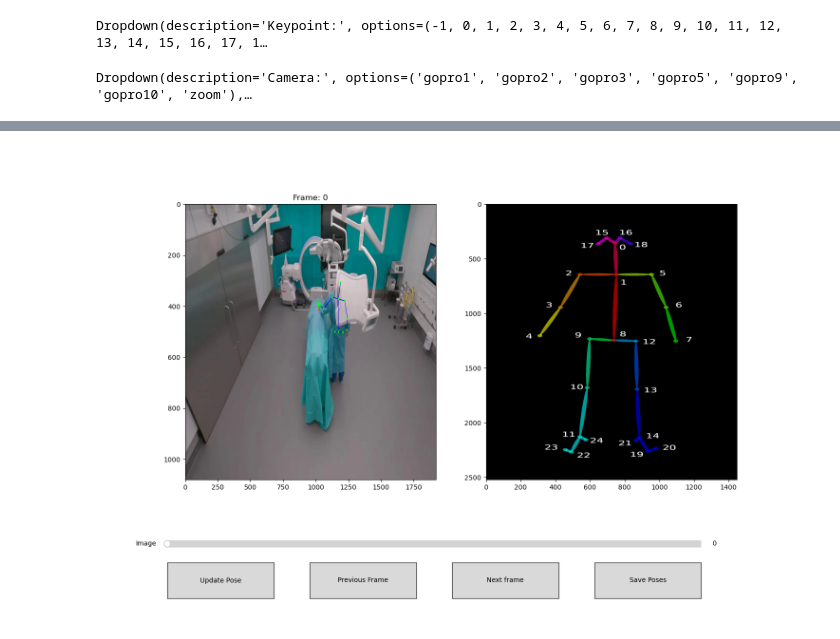
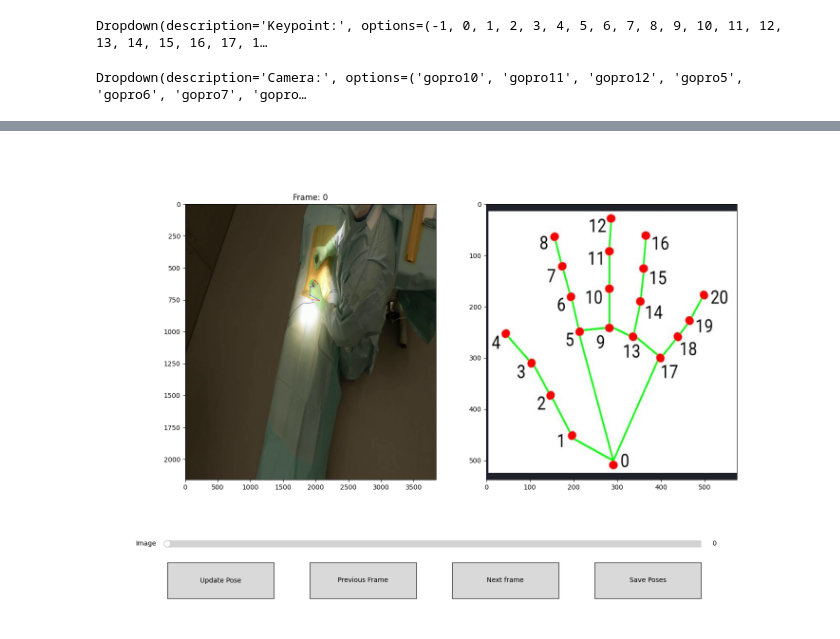
Before and after one commit to aelvyr/ORPose, a Jupyter notebook: manual_correction/correct_pose.ipynb, the cells around one changed output, grey strips where cells are left out. Cells and saved outputs as stored; diff of their text form; code cells hidden in the pictures.

```diff
--- a/manual_correction/correct_pose.ipynb
+++ b/manual_correction/correct_pose.ipynb
@@ -60,8 +85,8 @@ advance = 0
 # %%
 # Load the given frame
-video = cv2.VideoCapture(video_dirs[cam_idx])  # Replace with your image path
+video = cv2.VideoCapture(video_paths[cam_name])  # Replace with your image path
 if not video.isOpened():
-        raise FileNotFoundError(f"Cannot open video file: {video_dirs[0]}")
+    raise FileNotFoundError(f"Cannot open video file: {video_paths[cam_name]}")
 
 # Set the video to the nth frame
 video.set(cv2.CAP_PROP_POS_FRAMES, frame_idx)
@@ -72,37 +97,35 @@ if not success:
     raise ValueError(f"Frame {frame_idx} does not exist in the video.")
 frame = cv2.cvtColor(frame, cv2.COLOR_BGR2RGB)
 
-frame = draw_keypoints_and_lines(frame, poses_2d_masked[frame_idx][cam_idx], color_lines=(0, 0, 255))
+frame = draw_pose(frame, hand_poses_2d[cam_name][frame_idx][hand_side_idx], pose_type='hand', return_frame=True)
 
 fig, (ax1, ax2) = plt.subplots(1, 2, figsize=(15, 10))
 plt.subplots_adjust(bottom=0.3)
 ax1.set_title("Frame: {}".format(frame_idx))
 img_display = ax1.imshow(frame, aspect='auto')
 
-image = mpimg.imread('keypoints_pose_25.png')
+image = mpimg.imread('hand_keypoints_reference.png')
 ax2.imshow(image, aspect='auto')
 color_map = distinctipy.get_colors(num_keypoints)
 
 # Function that will be called when you click on the image
 def onclick(event):
-    global cam_idx
     global frame_idx
     global keypoint_idx
     # Check if the click is within the axes
     if event.inaxes == ax1 and keypoint_idx != -1:
         x, y = int(event.xdata), int(event.ydata)
         ax1.plot(x, y, 'o', color=color_map[keypoint_idx], ms=2)
-        poses_2d[frame_idx][cam_idx][keypoint_idx] = (x,y,1)
-        poses_2d_masked[frame_idx][cam_idx][keypoint_idx] = (x,y)
+        hand_poses_2d[cam_name][frame_idx][hand_side_idx].keypoints[0, keypoint_idx] = [x, y]
+        hand_poses_2d[cam_name][frame_idx][hand_side_idx].keypoint_scores[0, keypoint_idx] = 1
         print(f'Clicked at: (x={x}, y={y}). {keypoint_idx} updated')
         fig.canvas.draw()
         if advance != 0:
             keypoint_idx_new = keypoint_idx + advance
-            if keypoint_idx >= 0 and keypoint_idx <= 66:
+            if keypoint_idx >= 0 and keypoint_idx <= 20:
                 keypoint_idx = keypoint_idx_new
 
 def submit_points(event):
-    global cam_idx
     global frame_idx
     global keypoint_idx
     global frame, video, img_display
@@ -113,13 +136,12 @@ def submit_points(event):
         raise ValueError(f"Frame {frame_idx} does not exist in the video.")
     frame = cv2.cvtColor(frame, cv2.COLOR_BGR2RGB)
 
-    frame = draw_keypoints_and_lines(frame, poses_2d_masked[frame_idx][cam_idx], color_lines=(0, 0, 255))
+    frame = draw_pose(frame, hand_poses_2d[cam_name][frame_idx][hand_side_idx], pose_type='hand', return_frame=True)
     ax1.clear()
     img_display = ax1.imshow(frame, aspect='auto')
     ax1.set_title("Frame: {}".format(frame_idx))
 
 def next_frame(event):
-    global cam_idx
     global frame_idx
     global frame, video, img_display
     if frame_idx < num_frames - 1:
@@ -129,16 +151,15 @@ def next_frame(event):
         # Read the frame
         success, frame = video.read()
         if not success:
-            raise ValueError(f"Frame {frame_idx} for cam {cam_idx}:{cam_name} does not exist in the video.")
+            raise ValueError(f"Frame {frame_idx} for cam {cam_name} does not exist in the video.")
         frame = cv2.cvtColor(frame, cv2.COLOR_BGR2RGB)
 
-        frame = draw_keypoints_and_lines(frame, poses_2d_masked[frame_idx][cam_idx], color_lines=(0, 0, 255))
+        frame = draw_pose(frame, hand_poses_2d[cam_name][frame_idx][hand_side_idx], pose_type='hand', return_frame=True)
         img_display.set_data(frame)  # Update the image displayed
         ax1.set_title("Frame: {}".format(frame_idx))
 
 
 def previous_frame(event):
-    global cam_idx
     global frame_idx
     global frame, video, img_display
     if frame_idx > 0:
@@ -151,14 +172,14 @@ def previous_frame(event):
             raise ValueError(f"Frame {frame_idx} does not exist in the video.")
         frame = cv2.cvtColor(frame, cv2.COLOR_BGR2RGB)
 
-        frame = draw_keypoints_and_lines(frame, poses_2d_masked[frame_idx][cam_idx], color_lines=(0, 0, 255))
+        frame = draw_pose(frame, hand_poses_2d[cam_name][frame_idx][hand_side_idx], pose_type='hand', return_frame=True)
         img_display.set_data(frame)  # Update the image displayed
         ax1.set_title("Frame: {}".format(frame_idx))
 
 
 
 def update_image(val):
-    global cam_idx, frame_idx, frame, video
+    global frame_idx, frame, video
     frame_idx = int(val)
     video.set(cv2.CAP_PROP_POS_FRAMES, frame_idx)
 
@@ -168,7 +189,7 @@ def update_image(val):
         raise ValueError(f"Frame {frame_idx} does not exist in the video.")
     frame = cv2.cvtColor(frame, cv2.COLOR_BGR2RGB)
 
-    frame = draw_keypoints_and_lines(frame, poses_2d_masked[frame_idx][cam_idx], color_lines=(0, 0, 255))
+    frame = draw_pose(frame, hand_poses_2d[cam_name][frame_idx][hand_side_idx], pose_type='hand', return_frame=True)
     img_display.set_data(frame)  # Update the image displayed
     ax1.set_title("Frame: {}".format(frame_idx))
 
@@ -178,14 +199,13 @@ def dropdown_change(change):
     print(f'Keypoint idx changed to: {keypoint_idx}')
 
 def dropdown2_change(change):
-    global cam_name, cam_names, cam_idx, video, frame, frame_idx
+    global cam_name, cam_names, video, frame, frame_idx
     cam_name = change['new']
-    cam_idx = cam_names.index(cam_name)
 
     # Load the given frame
-    video = cv2.VideoCapture(video_dirs[cam_idx])  # Replace with your image path
+    video = cv2.VideoCapture(video_paths[cam_name])  # Replace with your image path
     if not video.isOpened():
-            raise FileNotFoundError(f"Cannot open video file: {video_dirs[0]}")
+            raise FileNotFoundError(f"Cannot open video file: {video_paths[cam_name]}")
 
     # Set the video to the nth frame
     video.set(cv2.CAP_PROP_POS_FRAMES, frame_idx)
@@ -196,7 +216,7 @@ def dropdown2_change(change):
         raise ValueError(f"Frame {frame_idx} does not exist in the video.")
     frame = cv2.cvtColor(frame, cv2.COLOR_BGR2RGB)
 
-    frame = draw_keypoints_and_lines(frame, poses_2d_masked[frame_idx][cam_idx], color_lines=(0, 0, 255))
+    frame = draw_pose(frame, hand_poses_2d[cam_name][frame_idx][hand_side_idx], pose_type='hand', return_frame=True)
     img_display.set_data(frame)
     print(f'Camera changed to: {cam_name}')
 
@@ -205,8 +225,24 @@ def dropdown3_change(change):
     advance = change['new']
     print(f"Advance step changed to: {advance}")
 
+def dropdown4_change(change):
+    global hand_side_idx, hand_poses_2d
+    hand_side = change['new']
+    hand_side_idx = hand_sides.index(hand_side)
+    video.set(cv2.CAP_PROP_POS_FRAMES, frame_idx)
+
+    # Read the frame
+    success, frame = video.read()
+    if not success:
+        raise ValueError(f"Frame {frame_idx} does not exist in the video.")
+    frame = cv2.cvtColor(frame, cv2.COLOR_BGR2RGB)
+
+    frame = draw_pose(frame, hand_poses_2d[cam_name][frame_idx][hand_side_idx], pose_type='hand', return_frame=True)
+    img_display.set_data(frame)  # Update the image displayed
+    print(f"Hand side changed to: {hand_side}")
+
 def save_poses(event):
-    np.savez(output_path, poses_2d=np.array(poses_2d))
+    np.savez(output_file, poses_2d=hand_poses_2d)
 
 
 # Create a button to switch the color
@@ -251,6 +287,14 @@ dropdown3 = widgets.Dropdown(
 )
 dropdown3.observe(dropdown3_change, names='value')
 display(dropdown3)
+dropdown4 = widgets.Dropdown(
+    options=hand_sides,
+    value=hand_side,
+    description='Hand Side:',
+    disabled=False,
+)
+dropdown4.observe(dropdown4_change, names='value')
+display(dropdown4)
 
 # Connect the click event to the function
 cid = fig.canvas.mpl_connect('button_press_event', onclick)
@@ -259,5 +303,5 @@ cid = fig.canvas.mpl_connect('button_press_event', onclick)
 plt.show()
 # %% [output]
 Dropdown(description='Keypoint:', options=(-1, 0, 1, 2, 3, 4, 5, 6, 7, 8, 9, 10, 11, 12, 13, 14, 15, 16, 17, 1…
-Dropdown(description='Camera:', options=('gopro1', 'gopro2', 'gopro3', 'gopro5', 'gopro9', 'gopro10', 'zoom'),…
+Dropdown(description='Camera:', options=('gopro10', 'gopro11', 'gopro12', 'gopro5', 'gopro6', 'gopro7', 'gopro…
 [interactive output not drawn]
@@ -264 +309 @@ Dropdown(description='Camera:', options=('gopro1', 'gopro2', 'gopro3', 'gopro5',
-[figure, old version]
+[figure, new version]
```
Also changed, not shown: parts of 6 cells of this notebook, 20 other files.
